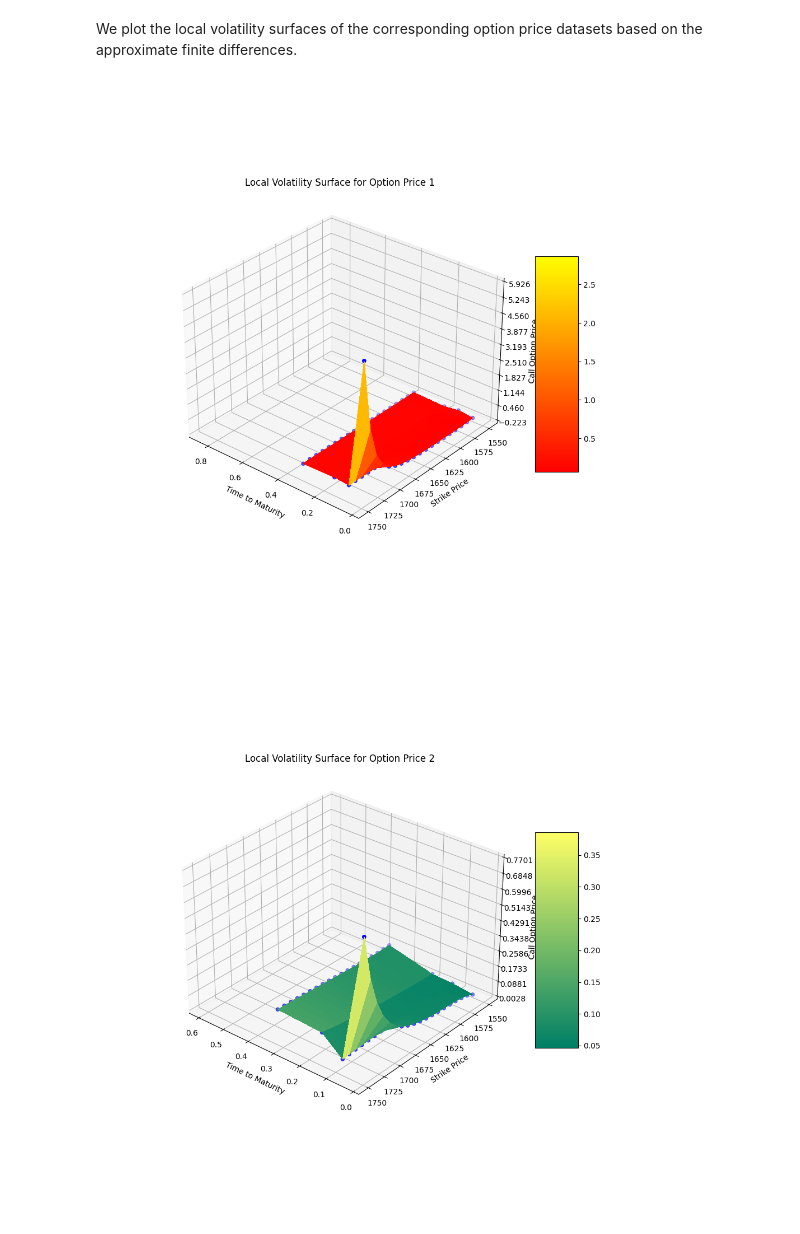
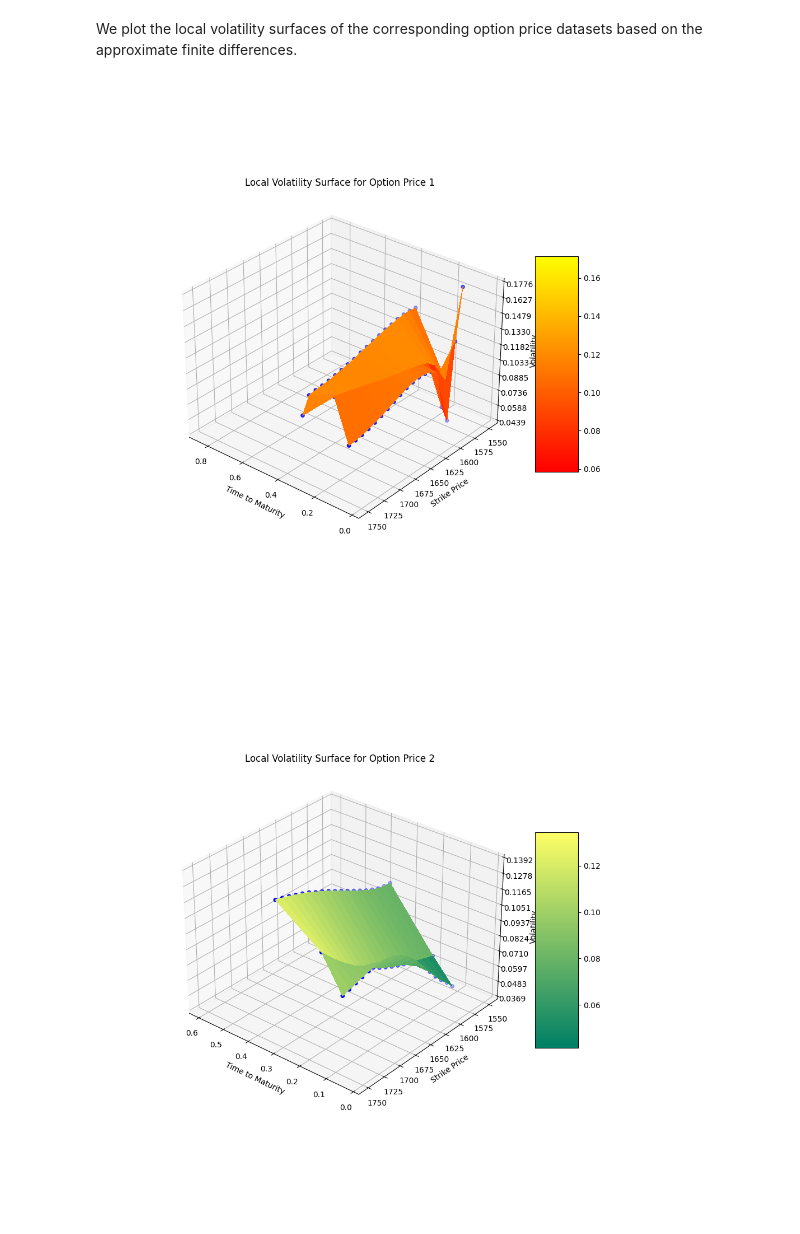
Before and after one commit to pangjunrong/KTH-Local-Volatility-Estimation, a Jupyter notebook: Project-1.ipynb, the cells around one changed output. Drawn from its saved outputs; the diff is of its cells as text; code cells hidden in the pictures.

```diff
--- a/Project-1.ipynb
+++ b/Project-1.ipynb
@@ -146,11 +143,15 @@ We will now apply the approximate finite differences to the given datasets.
 # %%
-df_new_option_prices_1['dt_forwards'] = pd.DataFrame(df_new_option_prices_1, columns=['Time to maturity', 'Strike price', 'Call option price']).groupby('Strike price').apply(lambda x: x['Call option price'].diff(-1)/x['Time to maturity'].diff(-1)).reset_index(level=0)[0]
-df_new_option_prices_1['dK2'] = df_new_option_prices_1[['Time to maturity', 'Strike price','Call option price']].groupby('Time to maturity').apply(lambda x: (x['Call option price'].shift(1) - 2*x['Call option price'] + x['Call option price'].shift(-1))/100).reset_index(level=0)['Call option price']
-df_new_option_prices_1['iv'] = np.sqrt(2*df_new_option_prices_1['dt_forwards']/(df_new_option_prices_1['Strike price']**2 *df_new_option_prices_1['dK2']))
+df_new_option_prices_1['dt_central'] = pd.DataFrame(df_new_option_prices_1, columns=['Time to maturity', 'Strike price', 'Call option price']).groupby('Strike price').apply(lambda x: (x['Call option price'].diff(1) - x['Call option price'].diff(-1))/((x['Time to maturity'] - x['Time to maturity'].diff(-1)) + x['Time to maturity'].diff(1)-x['Time to maturity'])).reset_index(level=0)[0]
+
+df_new_option_prices_1['dk2'] = pd.DataFrame(df_new_option_prices_1, columns=['Time to maturity', 'Strike price', 'Call option price']).groupby('Time to maturity').apply(lambda x: (x['Call option price'].shift(1) - 2*x['Call option price'] + x['Call option price'].shift(-1))/(((x['Strike price'] - x['Strike price'].diff(-1)) + (x['Strike price'].diff(1) - x['Strike price']))/2)**2).reset_index(level=0)[0]
+
+df_new_option_prices_1['iv'] = np.sqrt(2*df_new_option_prices_1['dt_central']/(df_new_option_prices_1['Strike price']**2 *df_new_option_prices_1['dk2']))
 # %%
-df_new_option_prices_2['dt_forwards'] = pd.DataFrame(df_new_option_prices_2, columns=['Time to maturity', 'Strike price', 'Call option price']).groupby('Strike price').apply(lambda x: x['Call option price'].diff(-1)/x['Time to maturity'].diff(-1)).reset_index(level=0)[0]
-df_new_option_prices_2['dK2'] = df_new_option_prices_2[['Time to maturity', 'Strike price','Call option price']].groupby('Time to maturity').apply(lambda x: (x['Call option price'].shift(1) - 2*x['Call option price'] + x['Call option price'].shift(-1))/100).reset_index(level=0)['Call option price']
-df_new_option_prices_2['iv'] = np.sqrt(2*df_new_option_prices_2['dt_forwards']/(df_new_option_prices_2['Strike price']**2 *df_new_option_prices_2['dK2']))
+df_new_option_prices_2['dt_central'] = pd.DataFrame(df_new_option_prices_2, columns=['Time to maturity', 'Strike price', 'Call option price']).groupby('Strike price').apply(lambda x: (x['Call option price'].diff(1) - x['Call option price'].diff(-1))/((x['Time to maturity'] - x['Time to maturity'].diff(-1)) + x['Time to maturity'].diff(1)-x['Time to maturity'])).reset_index(level=0)[0]
+
+df_new_option_prices_2['dk2'] = pd.DataFrame(df_new_option_prices_2, columns=['Time to maturity', 'Strike price', 'Call option price']).groupby('Time to maturity').apply(lambda x: (x['Call option price'].shift(1) - 2*x['Call option price'] + x['Call option price'].shift(-1))/(((x['Strike price'] - x['Strike price'].diff(-1)) + (x['Strike price'].diff(1) - x['Strike price']))/2)**2).reset_index(level=0)[0]
+
+df_new_option_prices_2['iv'] = np.sqrt(2 * df_new_option_prices_2['dt_central']/(df_new_option_prices_2['Strike price']**2 * df_new_option_prices_2['dk2']))
 # %% [markdown]
 We plot the local volatility surfaces of the corresponding option price datasets based on the approximate finite differences.
 # %%
@@ -173,39 +174,39 @@ fig.colorbar(surf, shrink=0.5, aspect=5)
 
 ax.set_xlabel('Time to Maturity')
 ax.set_ylabel('Strike Price')
-ax.set_zlabel('Call Option Price')
+ax.set_zlabel('Volatility')
 
 plt.title('Local Volatility Surface for Option Price 1')
 ax.view_init(30, 130)
 
 plt.show()
 # %% [output]
-[figure, old version]
+[figure, new version]
 # %%
 fig, ax = plt.subplots(subplot_kw={"projection": "3d"})
 
 X = df_new_option_prices_2['Time to maturity'].unique()
 Y = df_new_option_prices_2['Strike price'].unique()
 X, Y = np.meshgrid(X, Y)
 Z = []
 for i in range(5):
     Z.append(df_new_option_prices_2['iv'].iloc[i*21:(i+1)*21].values)
 Z = np.transpose(np.array(Z))
 
 ax.scatter(X, Y, Z, c = 'b', marker='o')
 surf = ax.plot_surface(X, Y, Z, cmap=cm.summer, linewidth=0, antialiased=False)
 
 ax.zaxis.set_major_locator(ticker.LinearLocator(10))
 
 fig.colorbar(surf, shrink=0.5, aspect=5)
 
 ax.set_xlabel('Time to Maturity')
 ax.set_ylabel('Strike Price')
-ax.set_zlabel('Call Option Price')
+ax.set_zlabel('Volatility')
 
 plt.title('Local Volatility Surface for Option Price 2')
 ax.view_init(30, 130)
 
 plt.show()
 # %% [output]
-[figure, old version]
+[figure, new version]
```
Also changed, not shown: parts of 9 cells of this notebook.
